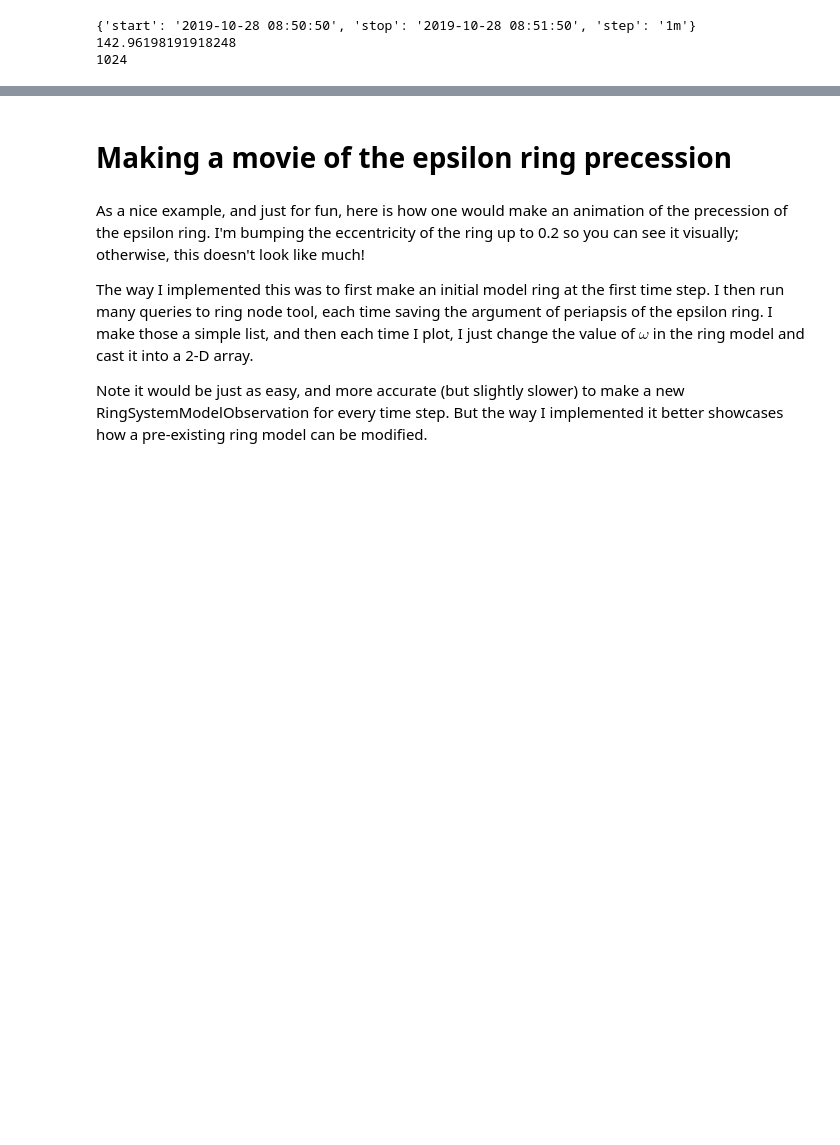
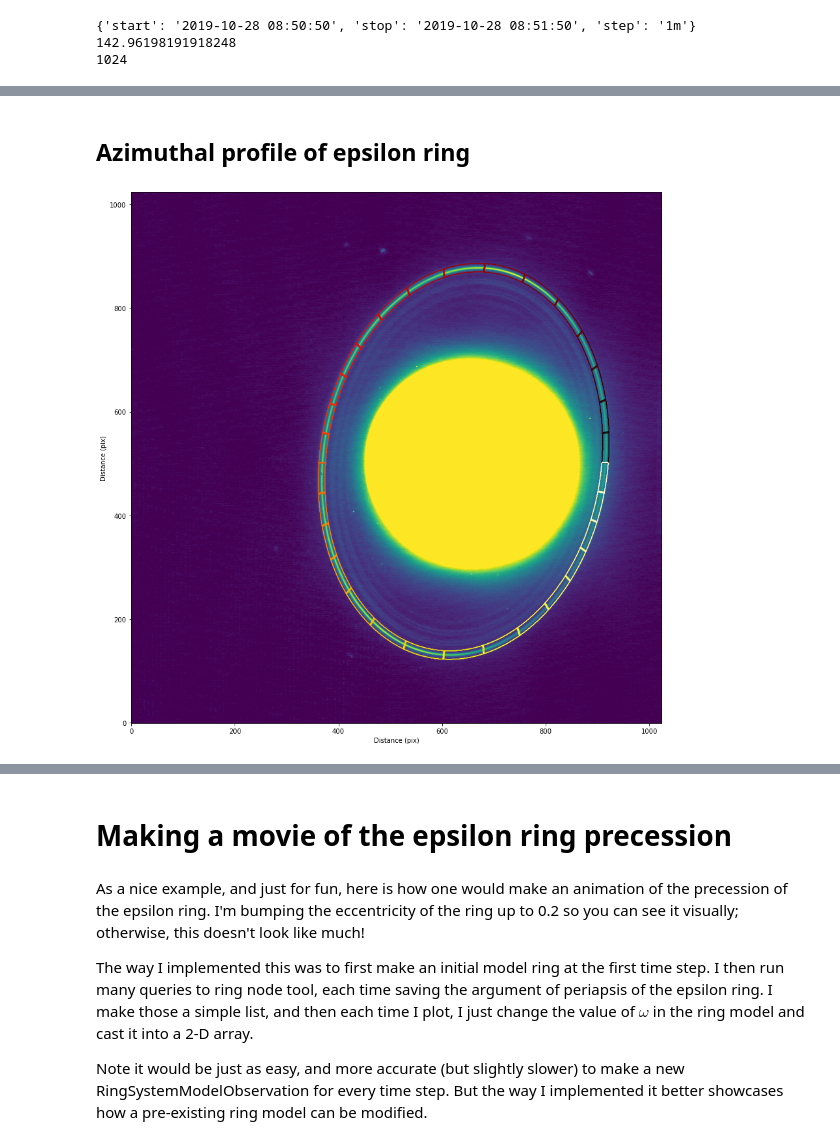
Before and after one commit to emolter/pylanetary, a Jupyter notebook: pylanetary/rings/ring-system-modeling-tutorial.ipynb, the cells around one changed output, grey strips where cells are left out. Saved outputs shown, nothing was run; the diff lists cells and outputs as text; code cells hidden in the pictures; blank space fills up the shorter version.

```diff
--- a/pylanetary/rings/ring-system-modeling-tutorial.ipynb
+++ b/pylanetary/rings/ring-system-modeling-tutorial.ipynb
@@ -247,0 +256,49 @@ print(stats.to_table(['mean', 'median', 'std', 'var', 'sum']))
+# %% [markdown]
+## Azimuthal profile of epsilon ring
+# %%
+nwedges = 30
+thetas_implane, wedges = eps.as_azimuthal_wedges((imsize,imsize), focus, pixscale*arbitrary_scaling, nwedges=nwedges, z=1, width = width)
+
+wedge_sums = []
+data_sums = []
+extraction_region = np.zeros(data.shape)
+for i, wedge in enumerate(wedges):
+
+    wedge_data = data * wedge
+    extraction_region += wedge_data
+    data_sums.append(np.nansum(wedge_data))
+    wedge_sums.append(np.nansum(wedge))
+
+
+    ## diagnostic plot: if working right, this will show a small wedge of ring data
+    #if i == 5:
+    #    plt.imshow(wedge_data, origin='lower')
+    #    plt.show()
+
+wedge_sums = np.array(wedge_sums)
+data_sums = np.array(data_sums)
+
+## diagnostic plot: if working right, this will show the data within the extraction region only,
+## i.e. the sum of all the wedges
+# fig, ax = plt.subplots(1,1, figsize = (12,12))
+# ax.imshow(extraction_region, origin = 'lower')
+# plt.show()
+# %%
+from matplotlib import cm
+cmap = cm.hot
+fig, ax = plt.subplots(1,1, figsize = (15,15))
+
+ax.imshow(data, origin = 'lower', vmin=0, vmax = vmax/16)#, extent=[-sz/2, sz/2, -sz/2, sz/2])
+for i, wedge in enumerate(wedges):
+
+    theta = thetas[i]
+    color = cmap(theta/(2*np.pi))
+
+    ax.contour(wedge, levels=[0.01], colors=[color])
+
+ax.set_xlabel('Distance (pix)')
+ax.set_ylabel('Distance (pix)')
+
+plt.show()
+# %% [output]
+[figure, added]
```
Also changed, not shown: parts of 19 cells of this notebook, 2 other files.
